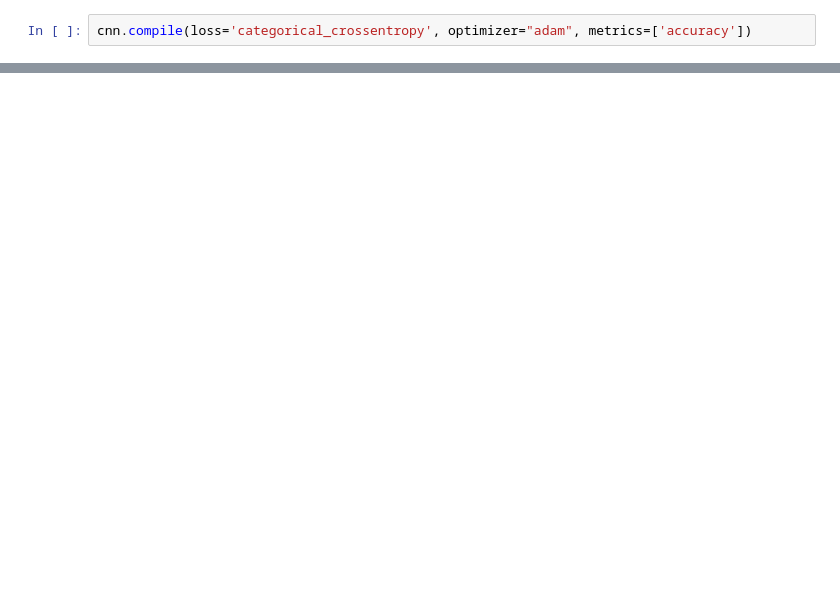
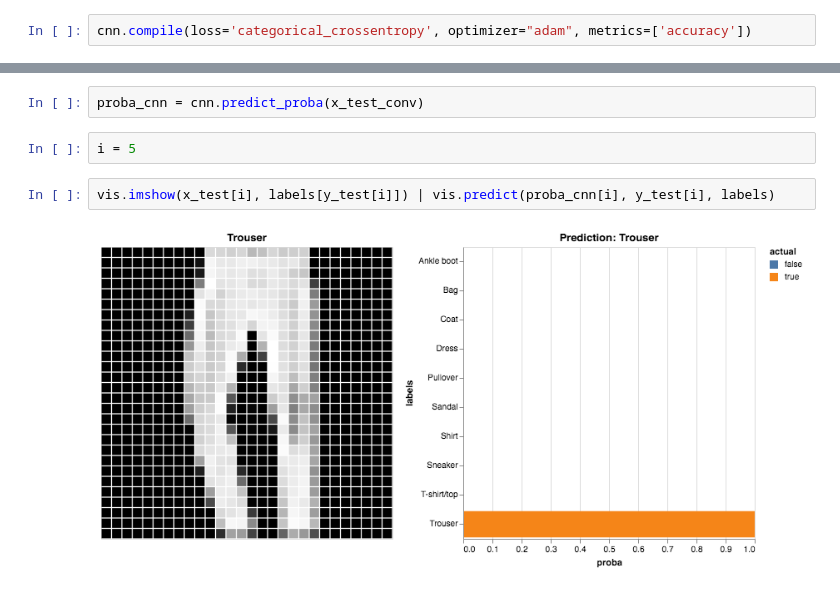
Before and after one commit to amitkaps/deep-learning, a Jupyter notebook: 006-Data-Augmentation-Fashion.ipynb, the cells around one changed output, grey strips where cells are left out. Cells and saved outputs as stored; diff of their text form; blank space fills up the shorter version.

```diff
--- a/006-Data-Augmentation-Fashion.ipynb
+++ b/006-Data-Augmentation-Fashion.ipynb
@@ -290,0 +170,8 @@ Test accuracy: 0.8301
+# %%
+proba_cnn = cnn.predict_proba(x_test_conv)
+# %%
+i = 5
+# %%
+vis.imshow(x_test[i], labels[y_test[i]]) | vis.predict(proba_cnn[i], y_test[i], labels)
+# %% [output]
+[figure, added]
```
Also changed, not shown: parts of 63 cells of this notebook, 1 other file.
